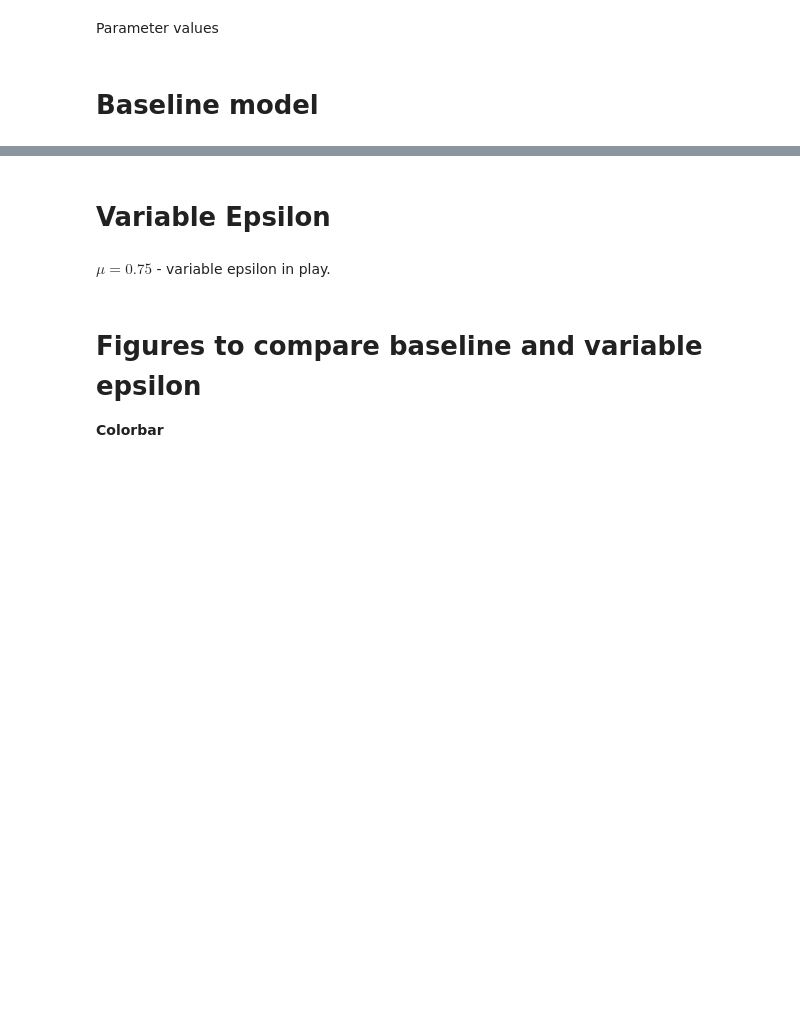
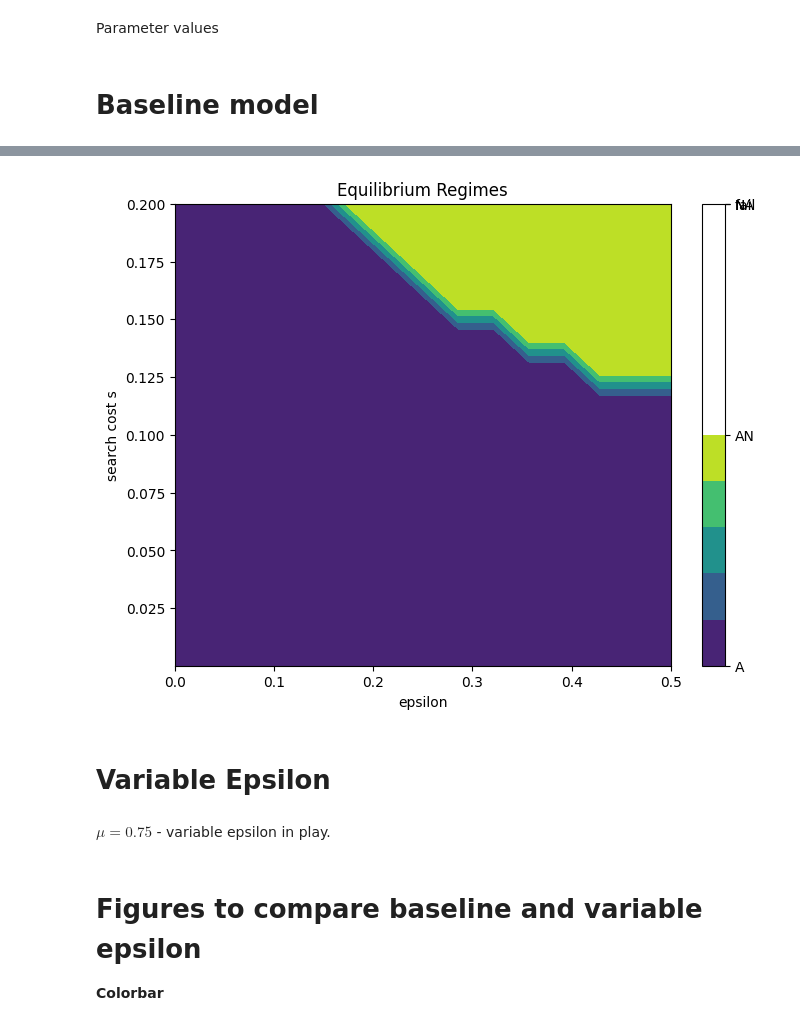
Before and after one commit to lkh927/masters2026, a Jupyter notebook: Model.ipynb, the cells around one changed output, grey strips where cells are left out. Saved outputs shown, nothing was run; the diff lists cells and outputs as text; code cells hidden in the pictures; blank space fills up the shorter version.

```diff
--- a/Model.ipynb
+++ b/Model.ipynb
@@ -62,0 +30,2 @@ df_int.head(72)
+# %%
+df_regime = model.regime_map(gamma=0, mu=0.75, sigma=0.5)
@@ -63,3 +61,7 @@ df_int.head(72)
+# %%
+model.plot_regime_map(df_regime,     eps_grid = np.linspace(0.0, 0.5, 15), s_grid = np.linspace(0.0001, 0.2, 15))
+# %% [output]
+[figure, added]
 # %% [markdown]
 # Variable Epsilon
 # %% [markdown]
```
Also changed, not shown: parts of 21 cells of this notebook, 4 other files.
